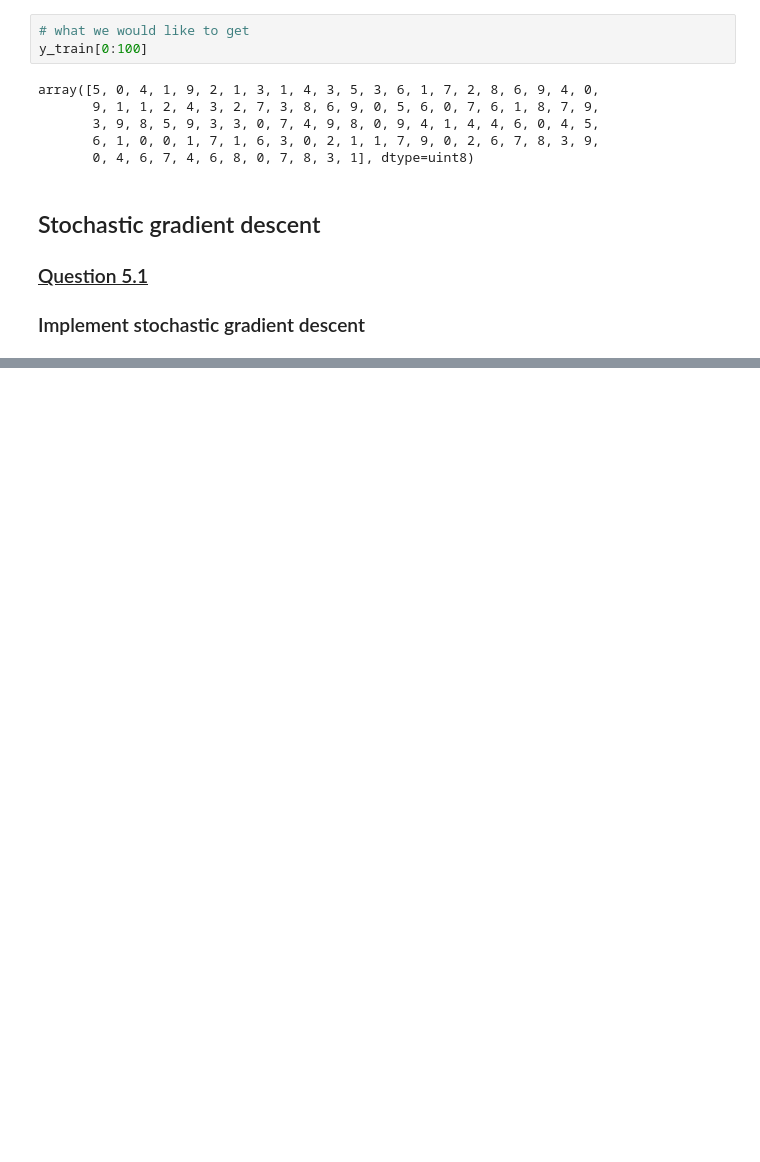
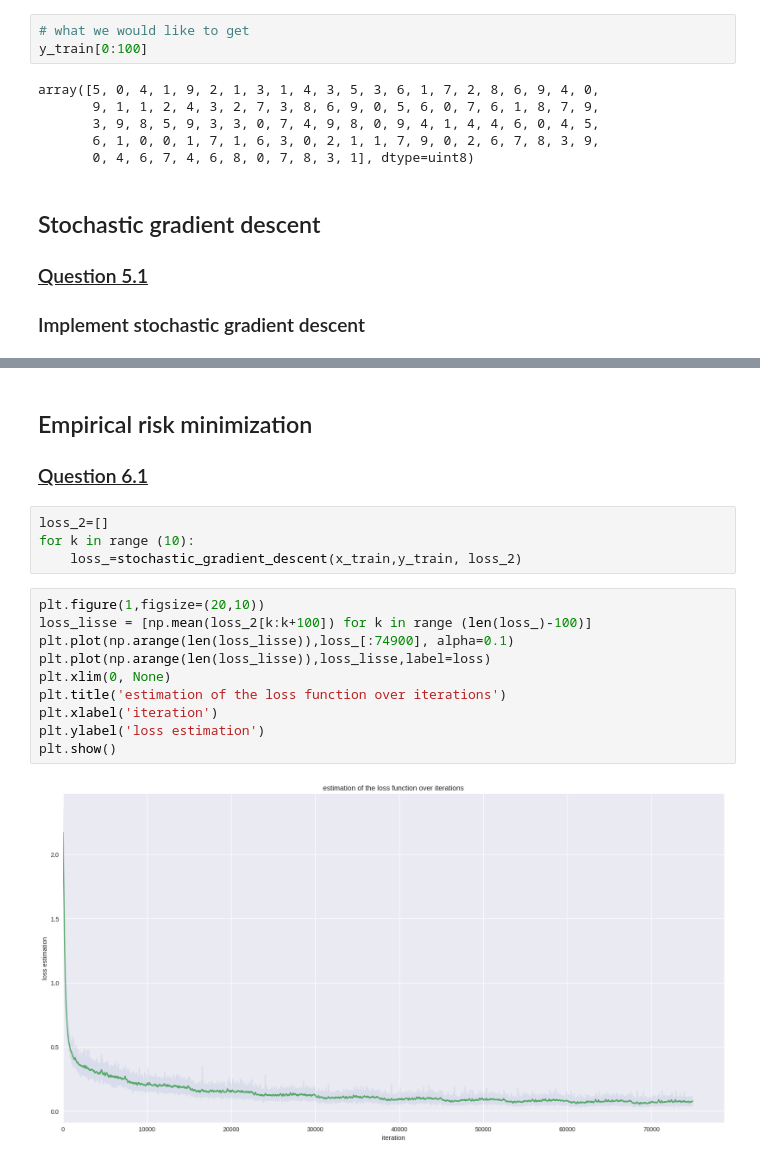
Before and after one commit to Dardare-Clement/Optimization_for_Machine_Learning-SD-TSIA211, a Jupyter notebook: TP2/Digit_recognition.ipynb, the cells around one changed output, grey strips where cells are left out. Drawn from its saved outputs; the diff is of its cells as text; blank space fills up the shorter version.

Commit message:
question 6.2

```diff
--- a/TP2/Digit_recognition.ipynb
+++ b/TP2/Digit_recognition.ipynb
@@ -137,0 +138,20 @@ for i in tqdm(range(len(test_data[0].reshape(-1,784)))):
+# %% [markdown]
+## Empirical risk minimization
+
+### <u>Question 6.1 </u>
+# %%
+loss_2=[]
+for k in range (10):
+    loss_=stochastic_gradient_descent(x_train,y_train, loss_2)
+# %%
+plt.figure(1,figsize=(20,10))
+loss_lisse = [np.mean(loss_2[k:k+100]) for k in range (len(loss_)-100)]
+plt.plot(np.arange(len(loss_lisse)),loss_[:74900], alpha=0.1)
+plt.plot(np.arange(len(loss_lisse)),loss_lisse,label=loss)
+plt.xlim(0, None)
+plt.title('estimation of the loss function over iterations')
+plt.xlabel('iteration')
+plt.ylabel('loss estimation')
+plt.show()
+# %% [output]
+[figure, added]
```
Also changed, not shown: parts of 8 cells of this notebook.
